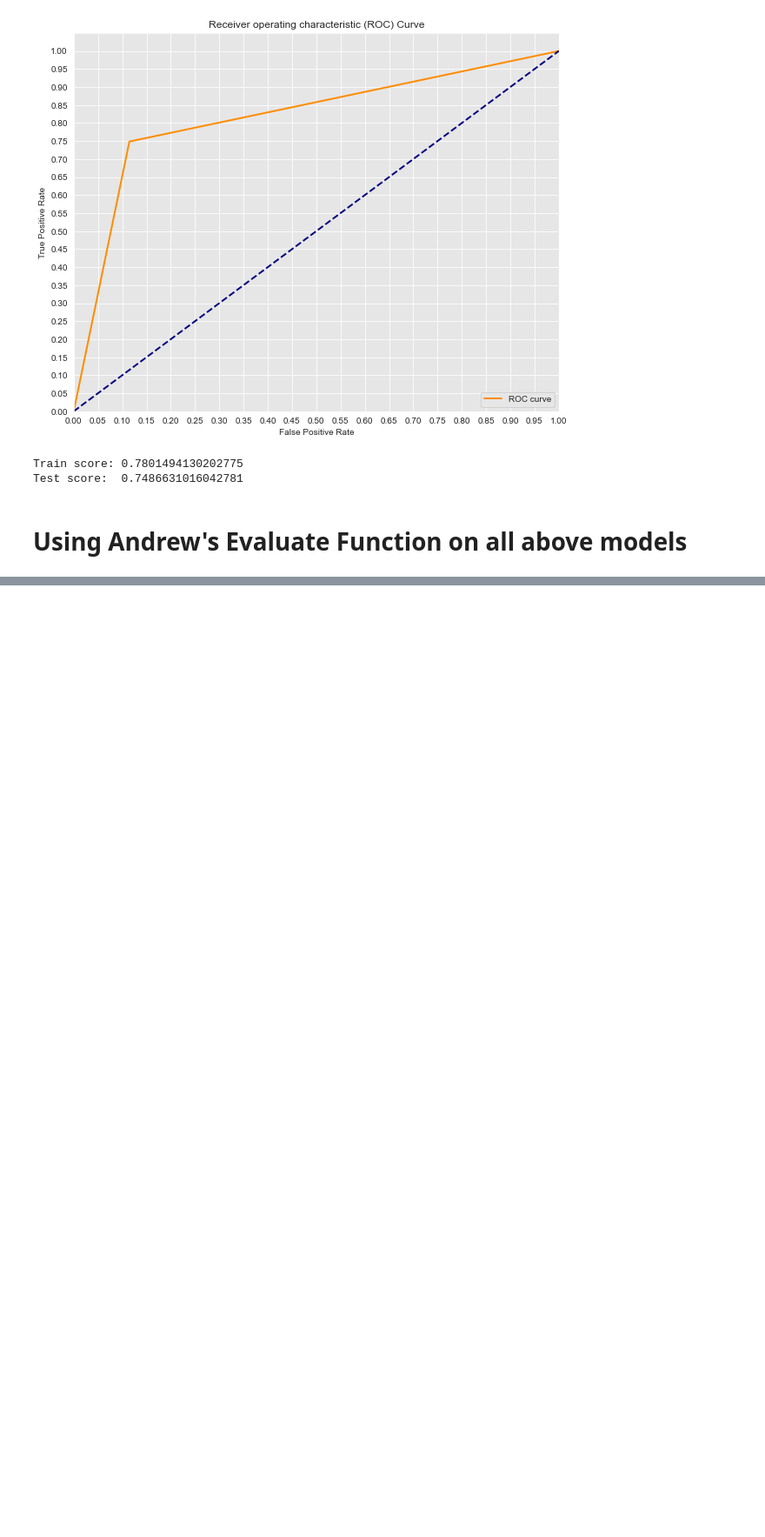
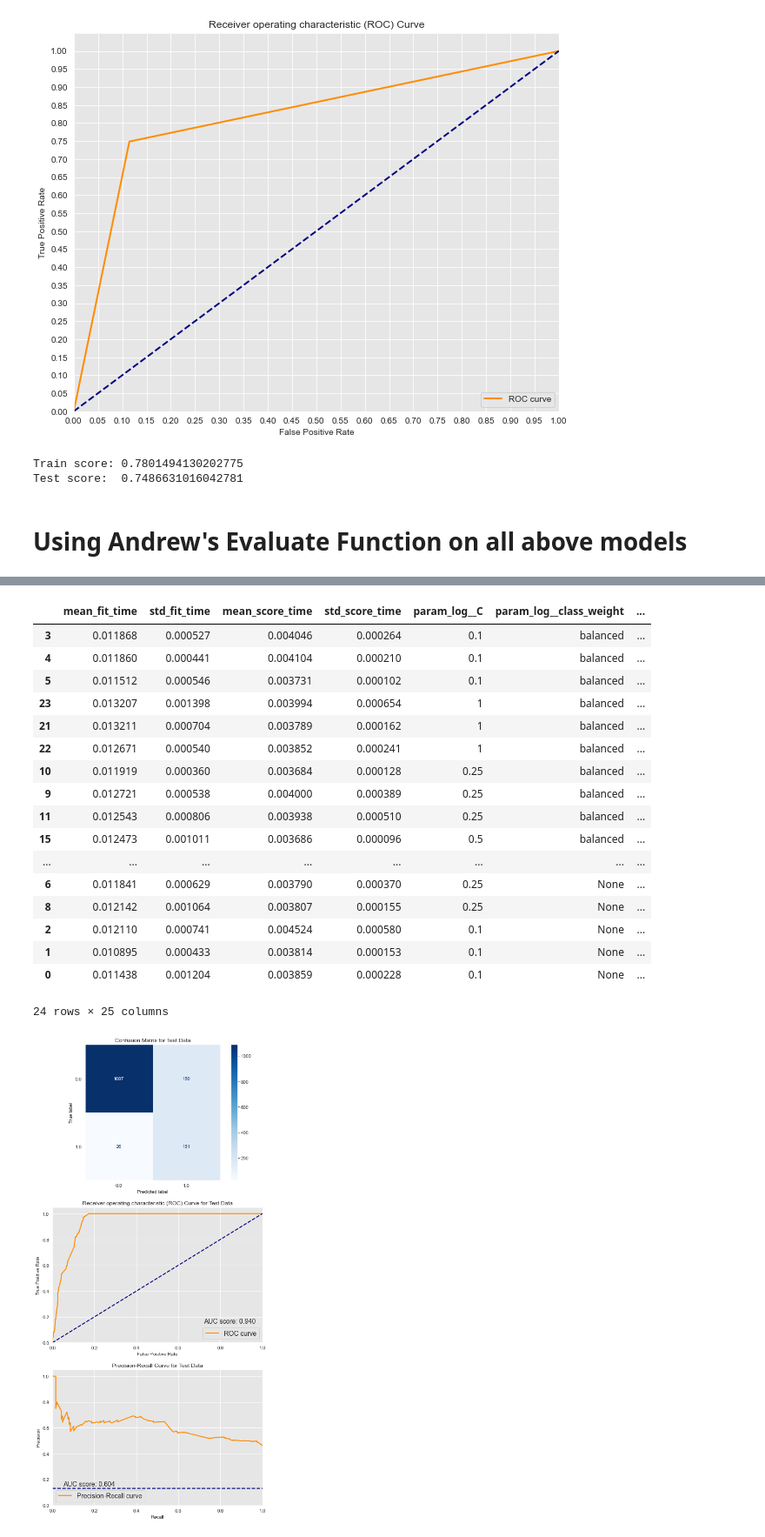
Before and after one commit to andrewwhitman/BirdConservation, a Jupyter notebook: notebooks/Scott/Modeling.ipynb, the cells around one changed output, grey strips where cells are left out. Shown at 87% size. Cells and saved outputs as stored; diff of their text form; code cells hidden in the pictures; blank space fills up the shorter version.

```diff
--- a/notebooks/Scott/Modeling.ipynb
+++ b/notebooks/Scott/Modeling.ipynb
@@ -1598,0 +1888,3 @@ Best Parameters for Recall
+# %%
+log3_eval = evaluate(log3, threats_train, y_train, threats_test, y_test, grid_search=True)
+# %% [output]
@@ -1598,0 +1905,19 @@ Best Parameters for Recall
+|  | mean_fit_time | std_fit_time | mean_score_time | std_score_time | param_log__C | param_log__class_weight | ... |
+| 3 | 0.011868 | 0.000527 | 0.004046 | 0.000264 | 0.1 | balanced | ... |
+| 4 | 0.011860 | 0.000441 | 0.004104 | 0.000210 | 0.1 | balanced | ... |
+| 5 | 0.011512 | 0.000546 | 0.003731 | 0.000102 | 0.1 | balanced | ... |
+| 23 | 0.013207 | 0.001398 | 0.003994 | 0.000654 | 1 | balanced | ... |
+| 21 | 0.013211 | 0.000704 | 0.003789 | 0.000162 | 1 | balanced | ... |
+| 22 | 0.012671 | 0.000540 | 0.003852 | 0.000241 | 1 | balanced | ... |
+| 10 | 0.011919 | 0.000360 | 0.003684 | 0.000128 | 0.25 | balanced | ... |
+| 9 | 0.012721 | 0.000538 | 0.004000 | 0.000389 | 0.25 | balanced | ... |
+| 11 | 0.012543 | 0.000806 | 0.003938 | 0.000510 | 0.25 | balanced | ... |
+| 15 | 0.012473 | 0.001011 | 0.003686 | 0.000096 | 0.5 | balanced | ... |
+| ... | ... | ... | ... | ... | ... | ... | ... |
+| 6 | 0.011841 | 0.000629 | 0.003790 | 0.000370 | 0.25 | None | ... |
+| 8 | 0.012142 | 0.001064 | 0.003807 | 0.000155 | 0.25 | None | ... |
+| 2 | 0.012110 | 0.000741 | 0.004524 | 0.000580 | 0.1 | None | ... |
+| 1 | 0.010895 | 0.000433 | 0.003814 | 0.000153 | 0.1 | None | ... |
+| 0 | 0.011438 | 0.001204 | 0.003859 | 0.000228 | 0.1 | None | ... |
+24 rows × 25 columns
+[figure, added]
```
Also changed, not shown: parts of 48 cells of this notebook.
